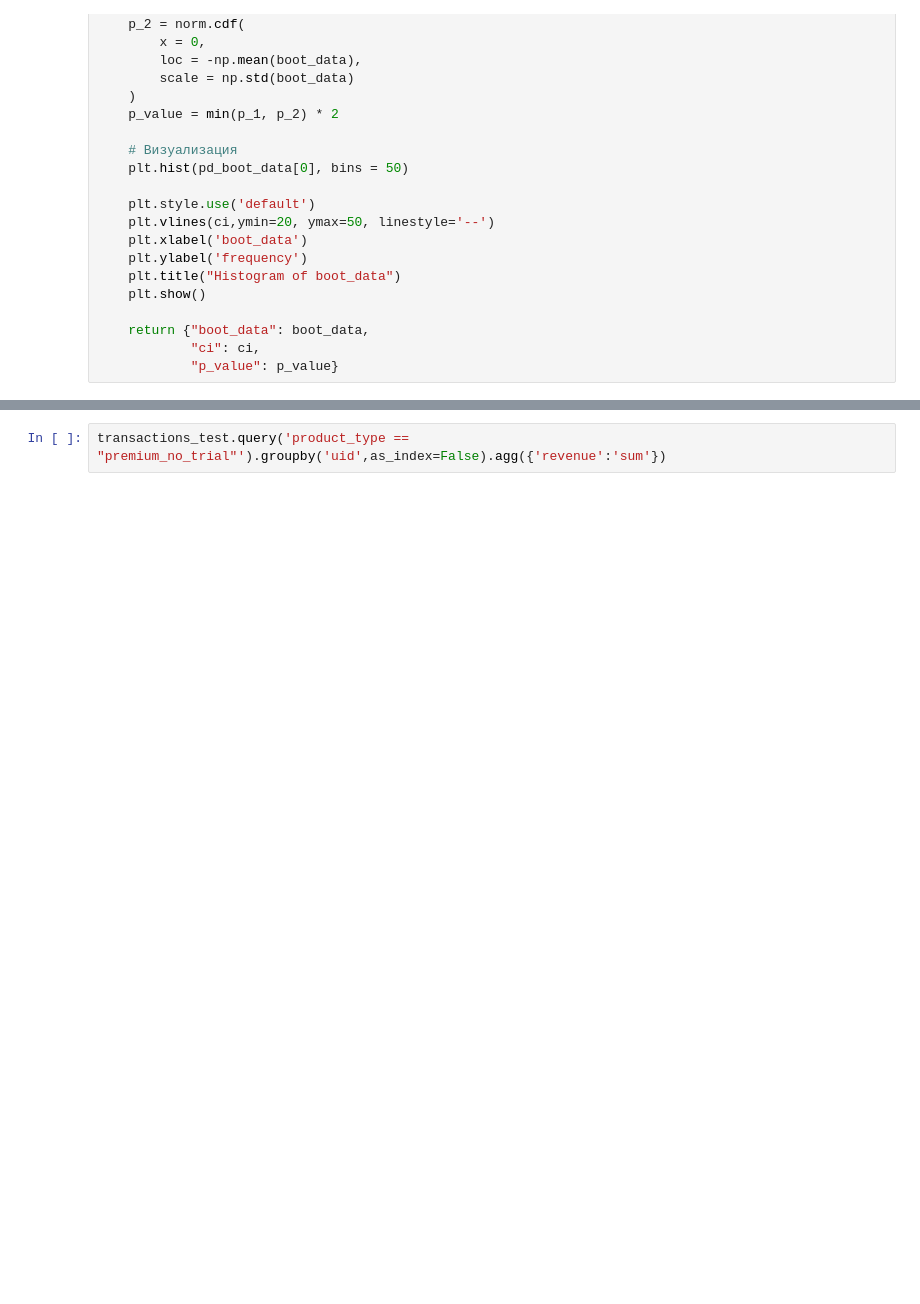
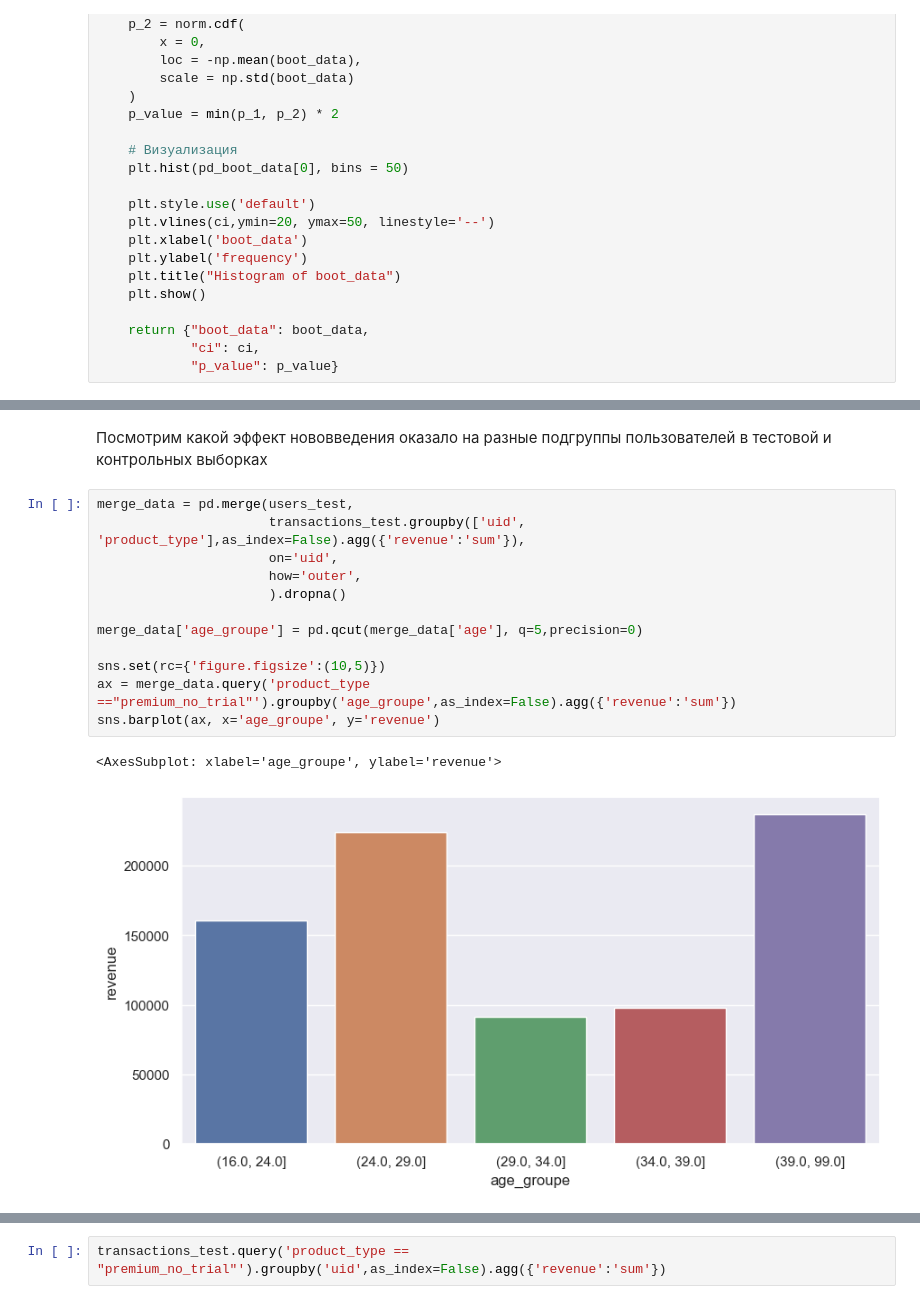
Before and after one commit to Ed-Tari/AB_test_project_2, a Jupyter notebook: pet_2.ipynb, the cells around one changed output, grey strips where cells are left out. Drawn from its saved outputs; the diff is of its cells as text; blank space fills up the shorter version.

```diff
--- a/pet_2.ipynb
+++ b/pet_2.ipynb
@@ -486,0 +424,17 @@ users_test.query('total_revenue != 0 ')
+# %% [markdown]
+Посмотрим какой эффект нововведения оказало на разные подгруппы пользователей в тестовой и контрольных выборках
+# %%
+merge_data = pd.merge(users_test,
+                      transactions_test.groupby(['uid', 'product_type'],as_index=False).agg({'revenue':'sum'}),
+                      on='uid',
+                      how='outer',
+                      ).dropna()
+
+merge_data['age_groupe'] = pd.qcut(merge_data['age'], q=5,precision=0)
+
+sns.set(rc={'figure.figsize':(10,5)})
+ax = merge_data.query('product_type =="premium_no_trial"').groupby('age_groupe',as_index=False).agg({'revenue':'sum'})
+sns.barplot(ax, x='age_groupe', y='revenue')
+# %% [output]
+<AxesSubplot: xlabel='age_groupe', ylabel='revenue'>
+[figure, added]
```
Also changed, not shown: parts of 15 cells of this notebook.
